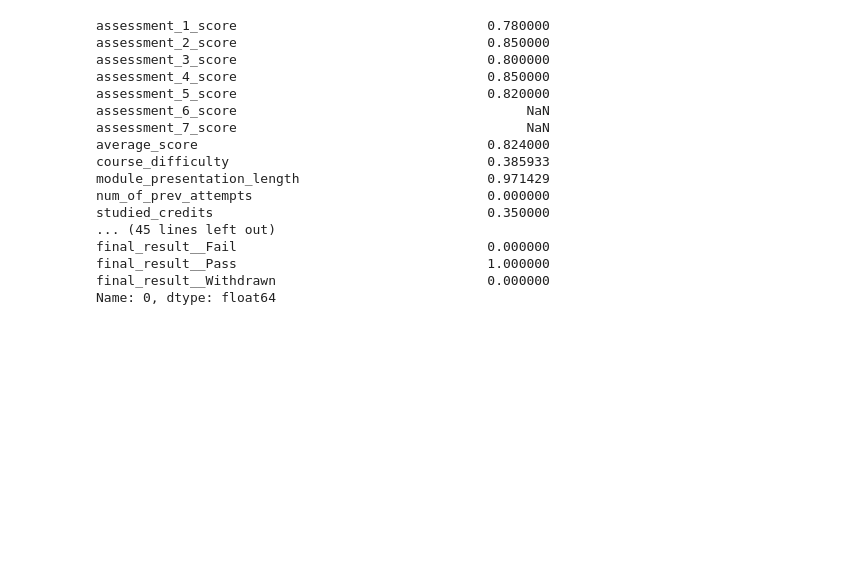
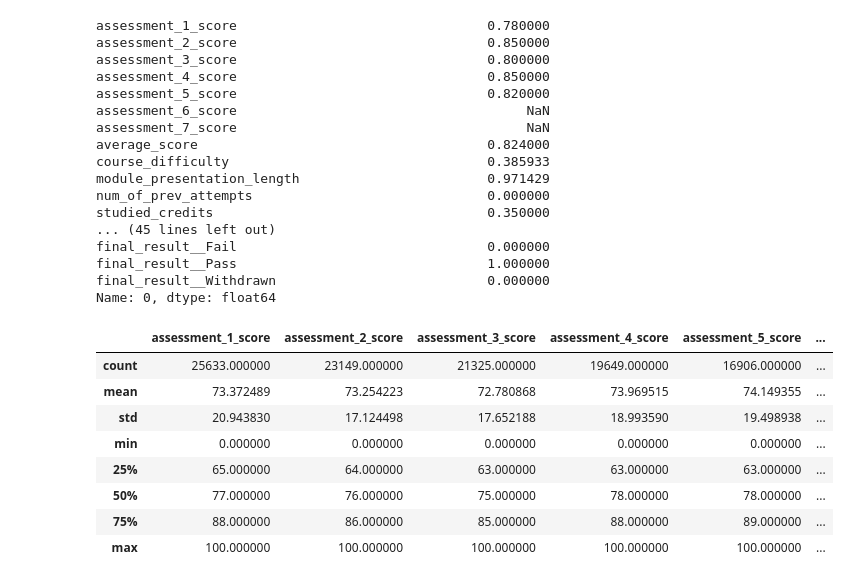
Before and after one commit to jortvangorkum/TFL-Early-Warning-System, a Jupyter notebook: data-cutting/data-cutting.ipynb, the cells around one changed output. Drawn from its saved outputs; the diff is of its cells as text; code cells hidden in the pictures; blank space fills up the shorter version.

```diff
--- a/data-cutting/data-cutting.ipynb
+++ b/data-cutting/data-cutting.ipynb
@@ -45,6 +45,18 @@ final_result__Fail                                0.000000
 final_result__Pass                                1.000000
 final_result__Withdrawn                           0.000000
 Name: 0, dtype: float64
+# %%
+data_before_normalization.describe(include='all').T
+# %% [output]
+|  | assessment_1_score | assessment_2_score | assessment_3_score | assessment_4_score | assessment_5_score | ... |
+| count | 25633.000000 | 23149.000000 | 21325.000000 | 19649.000000 | 16906.000000 | ... |
+| mean | 73.372489 | 73.254223 | 72.780868 | 73.969515 | 74.149355 | ... |
+| std | 20.943830 | 17.124498 | 17.652188 | 18.993590 | 19.498938 | ... |
+| min | 0.000000 | 0.000000 | 0.000000 | 0.000000 | 0.000000 | ... |
+| 25% | 65.000000 | 64.000000 | 63.000000 | 63.000000 | 63.000000 | ... |
+| 50% | 77.000000 | 76.000000 | 75.000000 | 78.000000 | 78.000000 | ... |
+| 75% | 88.000000 | 86.000000 | 85.000000 | 88.000000 | 89.000000 | ... |
+| max | 100.000000 | 100.000000 | 100.000000 | 100.000000 | 100.000000 | ... |
 # %%
 def cut_dataset(data_set, data_set_name):
     data_7_out_7  = data_set.drop(['sum_clicks', 'average_score'], axis=1)
```
Also changed, not shown: parts of 1 cell of this notebook, 13 other files.
